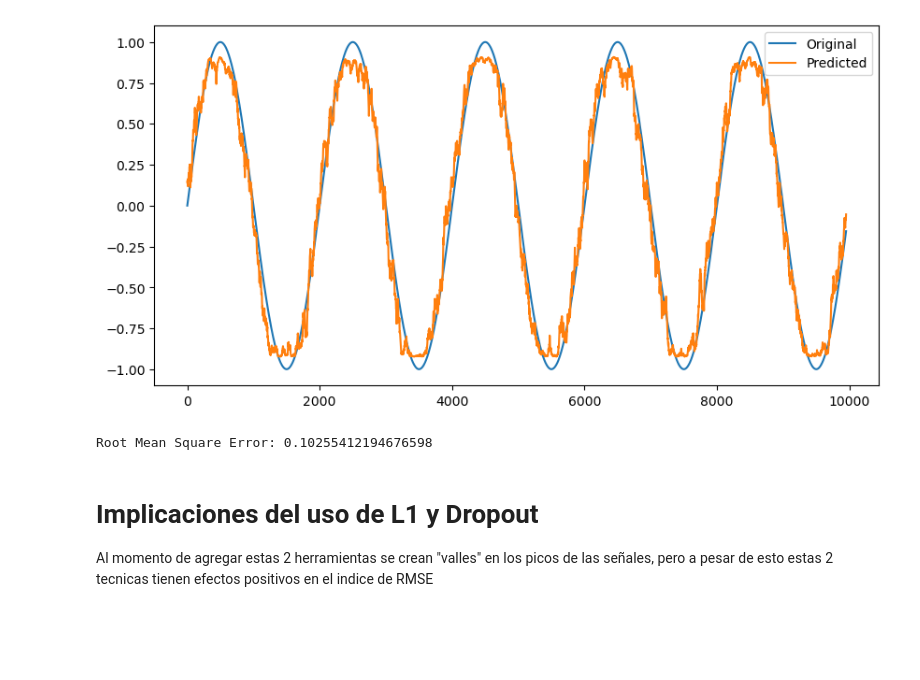
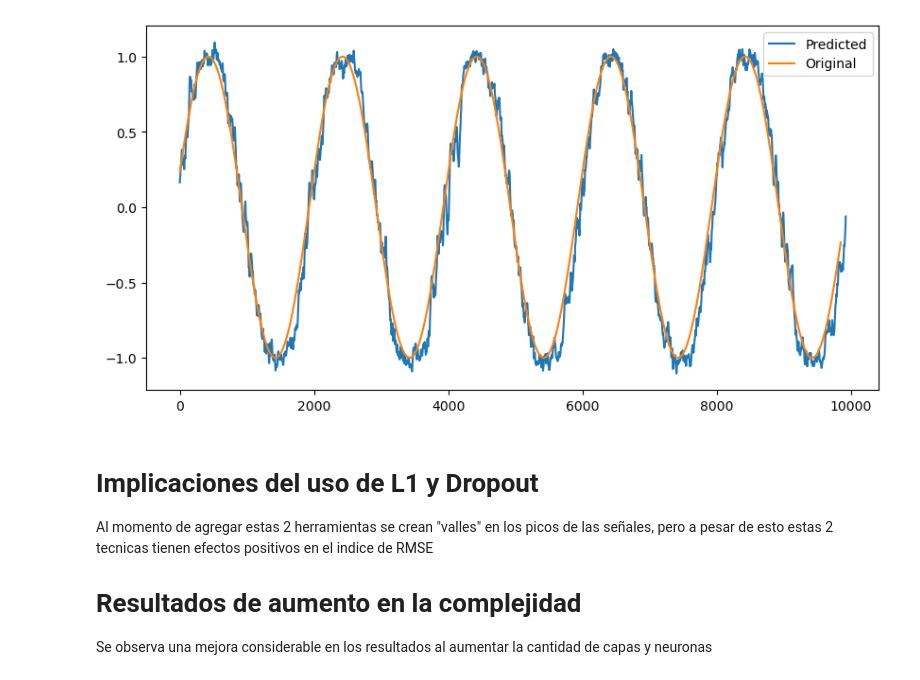
Before and after one commit to gitorivera/eeg-project, a Jupyter notebook: sin_LSTM_test.ipynb, the cells around one changed output. Saved outputs shown, nothing was run; the diff lists cells and outputs as text; code cells hidden in the pictures; blank space fills up the shorter version.

Commit message:
Aumentada complejidad de red LSTM y cambio de nombre de red feedForward

```diff
--- a/sin_LSTM_test.ipynb
+++ b/sin_LSTM_test.ipynb
@@ -40,7 +40,7 @@ def create_sequences(input_data, output_data, seq_length):
         ys.append(y)
     return np.array(xs), np.array(ys)
 
-seq_length = 50
+seq_length = 75
 X, y = create_sequences(contaminated_signal, original_signal, seq_length)
 
 # Split the data into training and testing
@@ -52,8 +52,27 @@ X_test = np.reshape(X_test, (X_test.shape[0], X_test.shape[1], 1))
 
 # Build the LSTM model
 model = Sequential()
-model.add(LSTM(128, input_shape=(X_train.shape[1], 1), return_sequences=True))
-model.add(LSTM(64, return_sequences=False))
+
+# First LSTM layer with reduced dropout and L1 regularization
+model.add(LSTM(512, input_shape=(X_train.shape[1], 1), return_sequences=True,
+               dropout=0.05, recurrent_dropout=0.05,
+               kernel_regularizer=l1(0.0001), recurrent_regularizer=l1(0.0001)))
+
+# Second LSTM layer with reduced dropout and L1 regularization
+model.add(LSTM(256, return_sequences=True,
+               dropout=0.05, recurrent_dropout=0.05,
+               kernel_regularizer=l1(0.0001), recurrent_regularizer=l1(0.0001)))
+
+# Third LSTM layer with reduced dropout and L2 regularization
+model.add(LSTM(128, return_sequences=True,
+               dropout=0.05, recurrent_dropout=0.05,
+               kernel_regularizer=l2(0.0001), recurrent_regularizer=l2(0.0001)))
+
+# Fourth LSTM layer with reduced dropout and L2 regularization
+model.add(LSTM(64, return_sequences=False,
+               dropout=0.05, recurrent_dropout=0.05,
+               kernel_regularizer=l2(0.0001), recurrent_regularizer=l2(0.0001)))
+
 model.add(Dense(1))
 
 model.compile(loss='mean_squared_error', optimizer=Adam())
@@ -103,23 +122,22 @@ y_pred_all_shifted[:seq_length] = 0
 # %%
-# Trim the original signal
-original_signal_trimmed = original_signal[:-seq_length]
+# Trim the original signal to match the predicted signal
+original_signal_trimmed = original_signal[seq_length:-seq_length]
 
-# Now original_signal_trimmed and y_pred_all should have the same shape.
+# Now original_signal_trimmed and y_pred_all should have the same shape
 # %%
 # Plot the predicted vs trimmed original signal
 plt.figure(figsize=(10,5))
+plt.plot(y_pred_all, label="Predicted")
 plt.plot(original_signal_trimmed, label="Original")
-plt.plot(y_pred_all, label="Predicted")
 plt.legend()
 plt.show()
-
-# Print the root mean square error
-rmse = np.sqrt(mean_squared_error(original_signal_trimmed, y_pred_all))
-print(f'Root Mean Square Error: {rmse}')
 # %% [output]
-[figure, old version]
+[figure, new version]
-Root Mean Square Error: 0.10255412194676598
 # %% [markdown]
 # Implicaciones del uso de L1 y Dropout
 
 Al momento de agregar estas 2 herramientas se crean "valles" en los picos de las señales, pero a pesar de esto estas 2 tecnicas tienen efectos positivos en el indice de RMSE
+
+# Resultados de aumento en la complejidad
+
+Se observa una mejora considerable en los resultados al aumentar la cantidad de capas y neuronas
```
Also changed, not shown: parts of 3 cells of this notebook, 1 other file.
